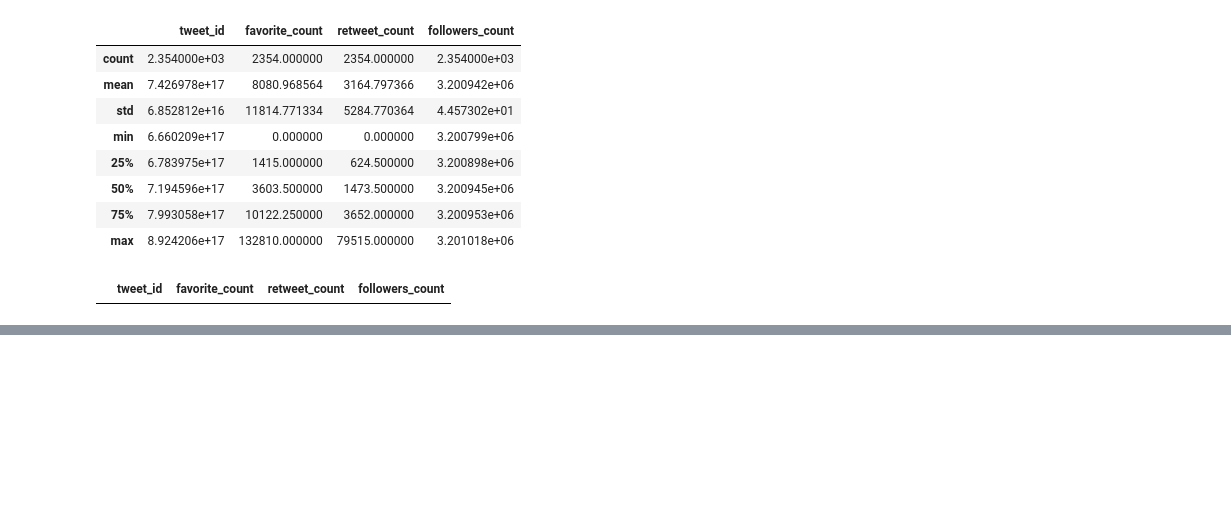
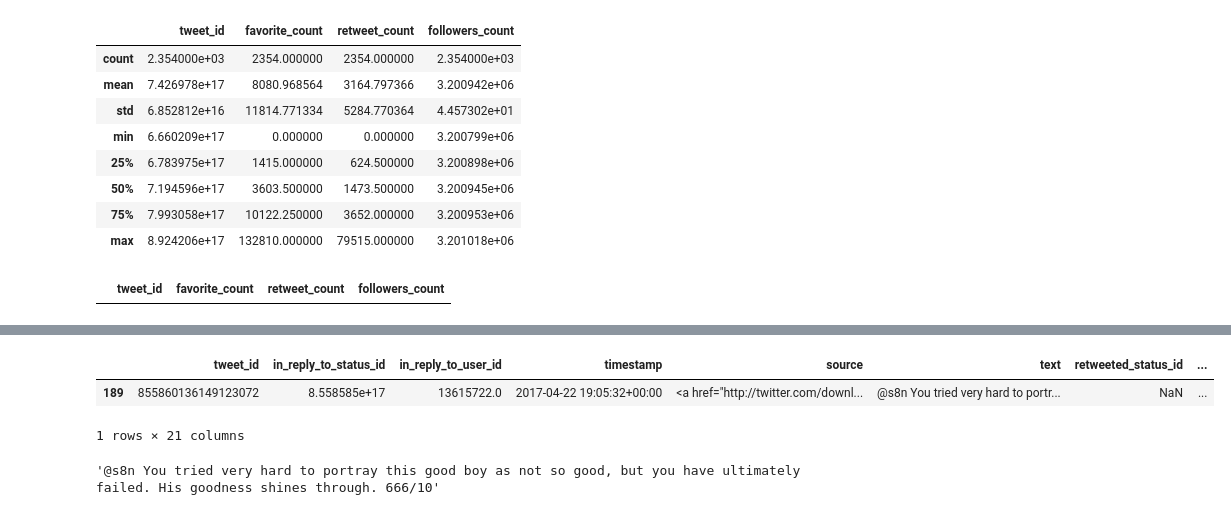
Before and after one commit to hagerElsehaimy/WeRateDogs, a Jupyter notebook: WeRateDogs.ipynb, the cells around one changed output, grey strips where cells are left out. Saved outputs shown, nothing was run; the diff lists cells and outputs as text; code cells hidden in the pictures; blank space fills up the shorter version.

```diff
--- a/WeRateDogs.ipynb
+++ b/WeRateDogs.ipynb
@@ -444,3 +522,13 @@ archive_df.drop(['in_reply_to_status_id',
+# %%
+archive_df.query('rate == 66.6')
+# %% [output]
+|  | tweet_id | in_reply_to_status_id | in_reply_to_user_id | timestamp | source | text | retweeted_status_id | ... |
+| 189 | 855860136149123072 | 8.558585e+17 | 13615722.0 | 2017-04-22 19:05:32+00:00 | <a href="http://twitter.com/downl... | @s8n You tried very hard to portr... | NaN | ... |
+1 rows × 21 columns
+# %%
+archive_df.query('rate == 66.6')['text'][189]
+# %% [output]
+'@s8n You tried very hard to portray this good boy as not so good, but you have ultimately failed. His goodness shines through. 666/10'
 # %%
 archive_df.info()
 # %% [output]
```
Also changed, not shown: parts of 26 cells of this notebook.
